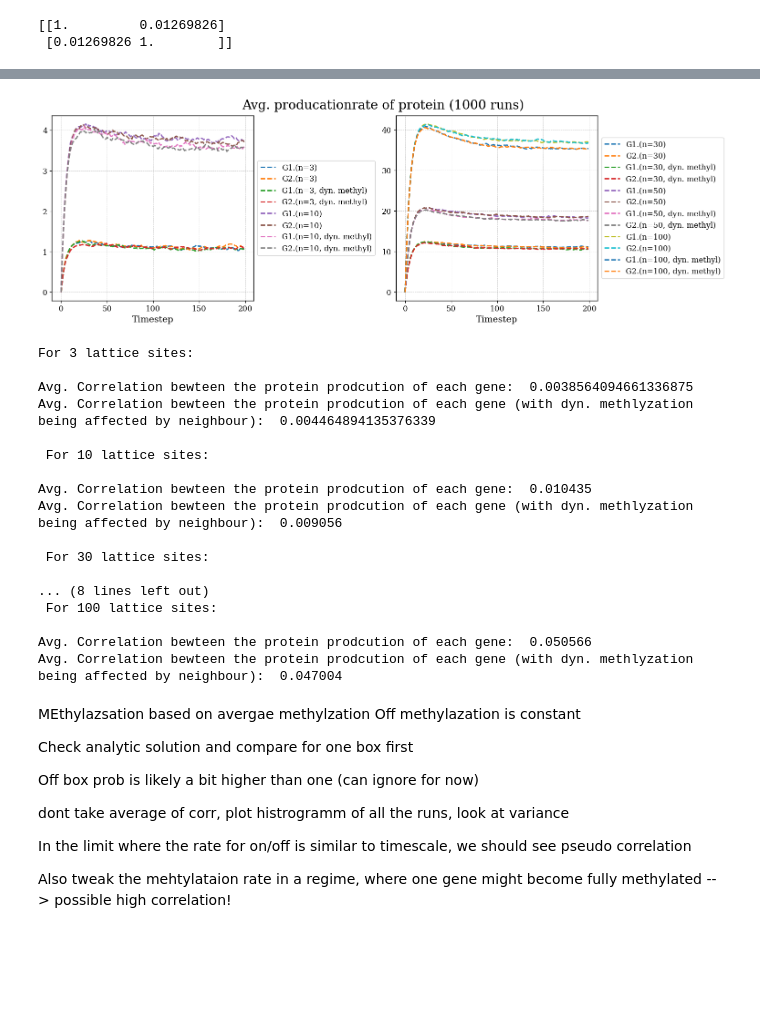
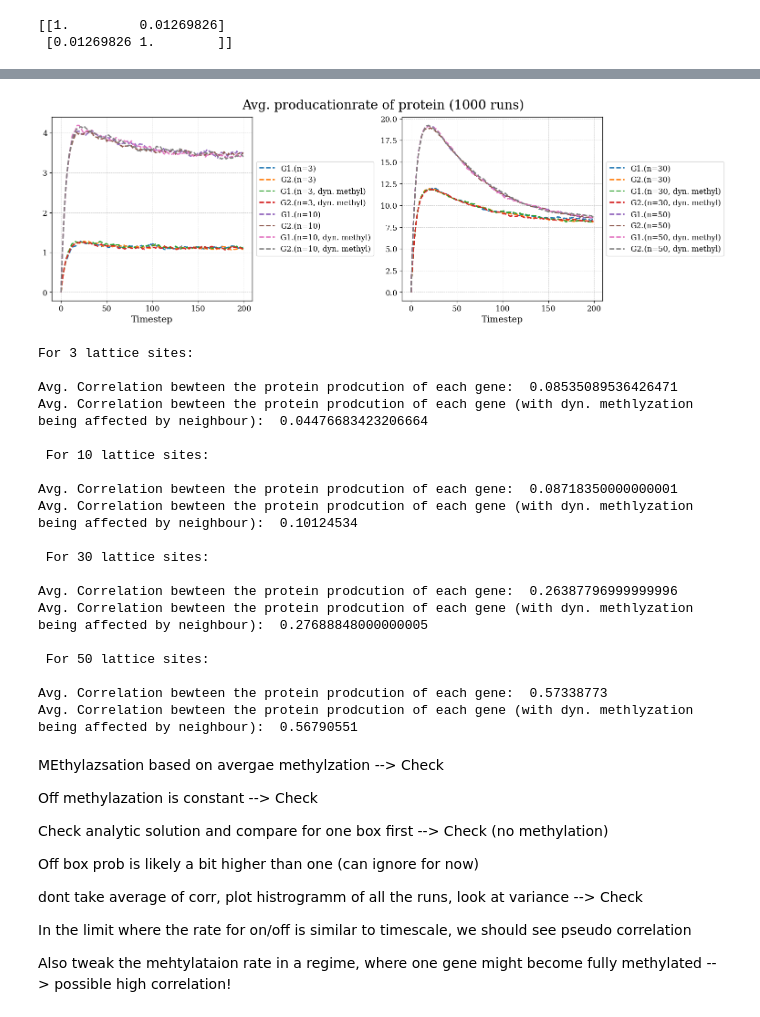
Before and after one commit to RicemanBoy/trafficRNA, a Jupyter notebook: trafficRNA.ipynb, the cells around one changed output, grey strips where cells are left out. Saved outputs shown, nothing was run; the diff lists cells and outputs as text; code cells hidden in the pictures; blank space fills up the shorter version.

```diff
--- a/trafficRNA.ipynb
+++ b/trafficRNA.ipynb
@@ -180,13 +180,15 @@ print(avg_corr)
 # %%
 #Work here with the defined classes in simulation2.py
 
-p1, p2 = 0.08, 0.00
+n = 2
+
+p1, m_on, m_off = 0.3, 0.05, 0.05
 
 # gene1 = gene(3, boxes, p1, p2)
 # gene2 = gene(3, boxes, p1, p2)
 
-simu = simulation(timesteps=200)
+simu = simulation(timesteps=400)
 
-avg1, std1, avg2, std2, avg_corr = simu.average(1, p1, p2, 2000, m_switch=False)
-#avg1m, std1m, avg2m, std2m, avg_corrm = simu.average(1, p1, p2, 2000, m_switch=True)
+avg1, std1, avg2, std2, corr = simu.average(n, p1, m_on, m_off, 1000, m_switch=False)
+avg1m, std1m, avg2m, std2m, corrm = simu.average(n, p1, m_on, m_off, 1000, m_switch=True)
 # %%
@@ -330,75 +348,78 @@ ax2.plot(time, avg2_30, label="G2.(n=30)", linestyle="--")
 ax2.plot(time, avg1m_30, label="G1.(n=30, dyn. methyl)", linestyle="--")
 ax2.plot(time, avg2m_30, label="G2.(n=30, dyn. methyl)", linestyle="--")
 
 ax2.plot(time, avg1_50, label="G1.(n=50)", linestyle="--")
 ax2.plot(time, avg2_50, label="G2.(n=50)", linestyle="--")
 
 ax2.plot(time, avg1m_50, label="G1.(n=50, dyn. methyl)", linestyle="--")
 ax2.plot(time, avg2m_50, label="G2.(n=50, dyn. methyl)", linestyle="--")
 
-ax2.plot(time, avg1_100, label="G1.(n=100)", linestyle="--")
-ax2.plot(time, avg2_100, label="G2.(n=100)", linestyle="--")
+# ax2.plot(time, avg1_100, label="G1.(n=100)", linestyle="--")
+# ax2.plot(time, avg2_100, label="G2.(n=100)", linestyle="--")
 
-ax2.plot(time, avg1m_100, label="G1.(n=100, dyn. methyl)", linestyle="--")
-ax2.plot(time, avg2m_100, label="G2.(n=100, dyn. methyl)", linestyle="--")
+# ax2.plot(time, avg1m_100, label="G1.(n=100, dyn. methyl)", linestyle="--")
+# ax2.plot(time, avg2m_100, label="G2.(n=100, dyn. methyl)", linestyle="--")
 
 ax1.set_xlabel("Timestep")
 ax2.set_xlabel("Timestep")
 # ax1.set_title("Avg. producationrate of protein (1000 shots)")
 # ax2.set_title("Avg. producationrate of protein (1000 shots)")
 plt.suptitle("Avg. producationrate of protein (1000 runs)", fontsize=20)
 ax1.legend(loc='center left', bbox_to_anchor=(1, 0.5))
 ax2.legend(loc='center left', bbox_to_anchor=(1, 0.5))
 plt.savefig("figures/plot1.pdf")
 plt.show()
 
 print("For 3 lattice sites:\n")
-print("Avg. Correlation bewteen the protein prodcution of each gene: ", avg_corr)
-print("Avg. Correlation bewteen the protein prodcution of each gene (with dyn. methlyzation being affected by neighbour): ", avg_corrm)
+print("Avg. Correlation bewteen the protein prodcution of each gene: ", np.mean(corr))
+print("Avg. Correlation bewteen the protein prodcution of each gene (with dyn. methlyzation being affected by neighbour): ",  np.mean(corrm))
 
 print("\n For 10 lattice sites:\n")
-print("Avg. Correlation bewteen the protein prodcution of each gene: ", avg_corr_10)
-print("Avg. Correlation bewteen the protein prodcution of each gene (with dyn. methlyzation being affected by neighbour): ", avg_corrm_10)
+print("Avg. Correlation bewteen the protein prodcution of each gene: ",  np.mean(corr_10))
+print("Avg. Correlation bewteen the protein prodcution of each gene (with dyn. methlyzation being affected by neighbour): ",  np.mean(corrm_10))
 
 print("\n For 30 lattice sites:\n")
-print("Avg. Correlation bewteen the protein prodcution of each gene: ", avg_corr_30)
-print("Avg. Correlation bewteen the protein prodcution of each gene (with dyn. methlyzation being affected by neighbour): ", avg_corrm_30)
+print("Avg. Correlation bewteen the protein prodcution of each gene: ",  np.mean(corr_30))
+print("Avg. Correlation bewteen the protein prodcution of each gene (with dyn. methlyzation being affected by neighbour): ",  np.mean(corrm_30))
 
 print("\n For 50 lattice sites:\n")
-print("Avg. Correlation bewteen the protein prodcution of each gene: ", avg_corr_50)
-print("Avg. Correlation bewteen the protein prodcution of each gene (with dyn. methlyzation being affected by neighbour): ", avg_corrm_50)
+print("Avg. Correlation bewteen the protein prodcution of each gene: ",  np.mean(corr_50))
+print("Avg. Correlation bewteen the protein prodcution of each gene (with dyn. methlyzation being affected by neighbour): ",  np.mean(corrm_50))
 
-print("\n For 100 lattice sites:\n")
-print("Avg. Correlation bewteen the protein prodcution of each gene: ", avg_corr_100)
-print("Avg. Correlation bewteen the protein prodcution of each gene (with dyn. methlyzation being affected by neighbour): ", avg_corrm_100)
+# print("\n For 100 lattice sites:\n")
+# print("Avg. Correlation bewteen the protein prodcution of each gene: ", corr_100)
+# print("Avg. Correlation bewteen the protein prodcution of each gene (with dyn. methlyzation being affected by neighbour): ", corrm_100)
 # %% [output]
-[figure, old version]
+[figure, new version]
 For 3 lattice sites:
 
-Avg. Correlation bewteen the protein prodcution of each gene:  0.0038564094661336875
-Avg. Correlation bewteen the protein prodcution of each gene (with dyn. methlyzation being affected by neighbour):  0.004464894135376339
+Avg. Correlation bewteen the protein prodcution of each gene:  0.08535089536426471
+Avg. Correlation bewteen the protein prodcution of each gene (with dyn. methlyzation being affected by neighbour):  0.04476683423206664
 
  For 10 lattice sites:
 
-Avg. Correlation bewteen the protein prodcution of each gene:  0.010435
-Avg. Correlation bewteen the protein prodcution of each gene (with dyn. methlyzation being affected by neighbour):  0.009056
+Avg. Correlation bewteen the protein prodcution of each gene:  0.08718350000000001
+Avg. Correlation bewteen the protein prodcution of each gene (with dyn. methlyzation being affected by neighbour):  0.10124534
 
  For 30 lattice sites:
 
-... (8 lines left out)
- For 100 lattice sites:
+Avg. Correlation bewteen the protein prodcution of each gene:  0.26387796999999996
+Avg. Correlation bewteen the protein prodcution of each gene (with dyn. methlyzation being affected by neighbour):  0.27688848000000005
 
-Avg. Correlation bewteen the protein prodcution of each gene:  0.050566
-Avg. Correlation bewteen the protein prodcution of each gene (with dyn. methlyzation being affected by neighbour):  0.047004
+ For 50 lattice sites:
+
+Avg. Correlation bewteen the protein prodcution of each gene:  0.57338773
+Avg. Correlation bewteen the protein prodcution of each gene (with dyn. methlyzation being affected by neighbour):  0.56790551
 # %% [markdown]
-MEthylazsation based on avergae methylzation
-Off methylazation is constant
+MEthylazsation based on avergae methylzation   --> Check
 
-Check analytic solution and compare for one box first
+Off methylazation is constant       --> Check
+
+Check analytic solution and compare for one box first  --> Check (no methylation)
 
 Off box prob is likely a bit higher than one (can ignore for now)
 
-dont take average of corr, plot histrogramm of all the runs, look at variance
+dont take average of corr, plot histrogramm of all the runs, look at variance     --> Check
 
 In the limit where the rate for on/off is similar to timescale, we should see pseudo correlation
 
```
Also changed, not shown: parts of 7 cells of this notebook, 5 other files.
